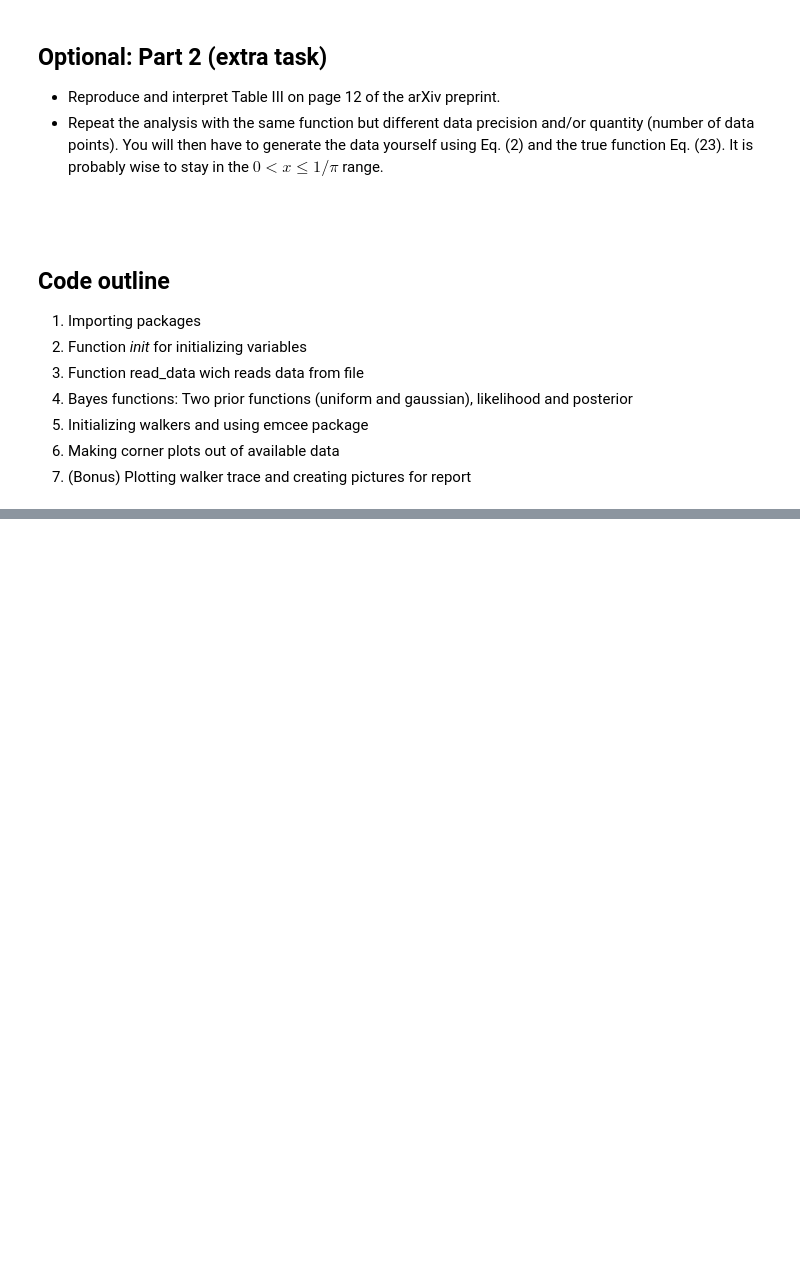
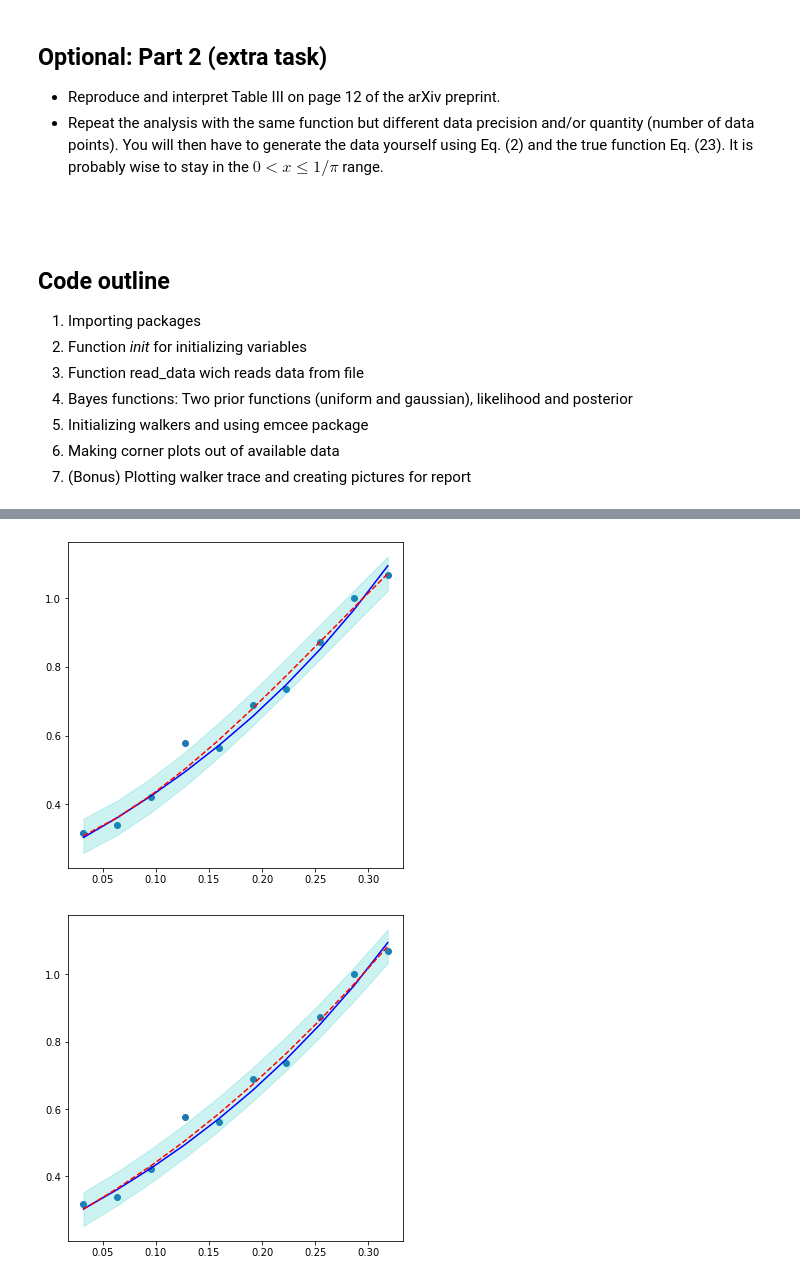
Before and after one commit to CarlStrandby/Projects-Learning-from-Data, a Jupyter notebook: TIF285_Project1_v1.ipynb, the cells around one changed output, grey strips where cells are left out. Saved outputs shown, nothing was run; the diff lists cells and outputs as text; code cells hidden in the pictures; blank space fills up the shorter version.

```diff
--- a/TIF285_Project1_v1.ipynb
+++ b/TIF285_Project1_v1.ipynb
@@ -248,0 +288,20 @@ fig = corner.corner(flat_samples);
+# %%
+
+y_est=g_taylor(x,soln.x)
+y_emcee=g_taylor(x,means)
+
+def plot_predict(x, y, y_est):
+    y_exact=g_exact(x)
+    fig = plt.figure(figsize=(6,6))
+    ax = fig.add_subplot(1,1,1)
+    ax.plot(x, y_exact,'b')
+    ax.scatter(x, y, marker='o')
+    ax.plot(x, y_est,'r--')
+    error=0.05 #Att räkna ut
+    ax.fill_between(x, y_est+error, y_est-error, alpha=0.2, color='c')
+
+plot_predict(x, y, y_est)
+plot_predict(x, y, y_emcee)
+# %% [output]
+[figure, added]
+[figure, added]
```
Also changed, not shown: parts of 10 cells of this notebook.
